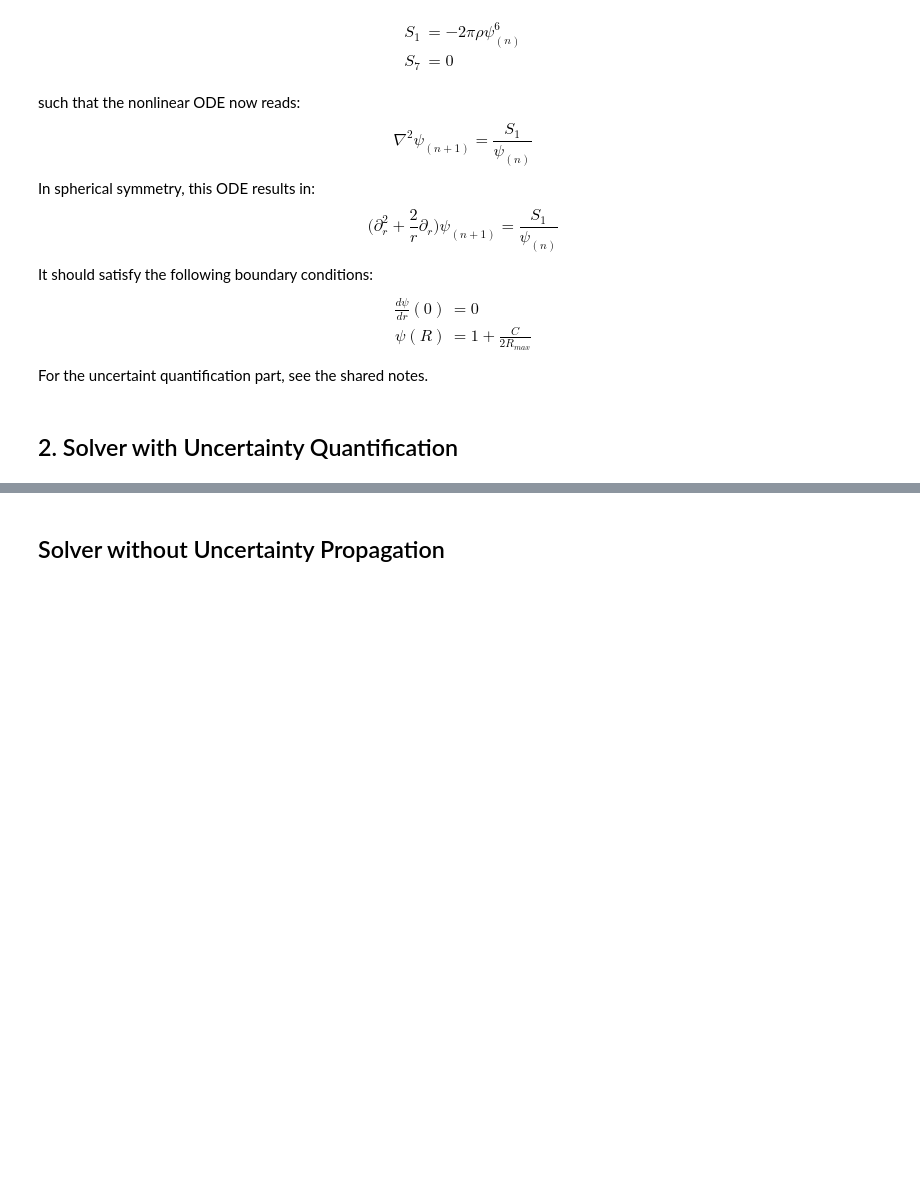
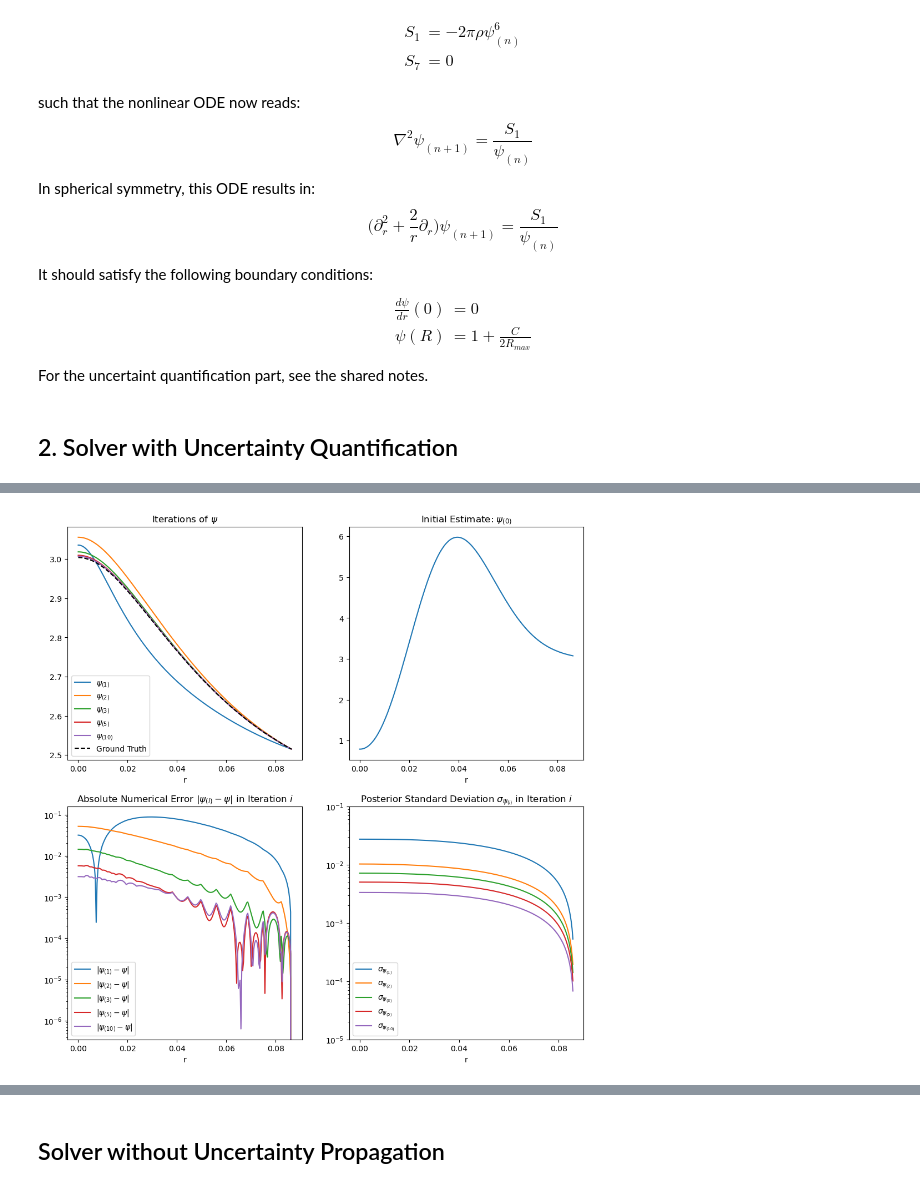
Before and after one commit to Poincare-code/henri, a Jupyter notebook: notebooks/validation-notebooks/Relevant/2_Non_Linear-Psi.ipynb, the cells around one changed output, grey strips where cells are left out. Saved outputs shown, nothing was run; the diff lists cells and outputs as text; code cells hidden in the pictures; blank space fills up the shorter version.

```diff
--- a/notebooks/validation-notebooks/Relevant/2_Non_Linear-Psi.ipynb
+++ b/notebooks/validation-notebooks/Relevant/2_Non_Linear-Psi.ipynb
@@ -249,0 +250,47 @@ ax[2].plot(R, solution_std);
+# %%
+fig, ax = plt.subplots(2, 2, figsize=(12,12))
+
+# Ground truth vs. Solution including standard deviation
+solution_std = np.sqrt(np.diag(solution_variance_primal))
+ax[0, 0].plot(R, psi_mean_storage[:,1] + boundary_value, label=r"$\psi_{(1)}$")
+ax[0, 0].plot(R, psi_mean_storage[:,2] + boundary_value, label=r"$\psi_{(2)}$")
+ax[0, 0].plot(R, psi_mean_storage[:,3] + boundary_value, label=r"$\psi_{(3)}$")
+ax[0, 0].plot(R, psi_mean_storage[:,5] + boundary_value, label=r"$\psi_{(5)}$")
+ax[0, 0].plot(R, psi_mean_storage[:,10] + boundary_value, label=r"$\psi_{(10)}$")
+ax[0, 0].plot(R, psi, color='black', ls='--', label="Ground Truth")
+ax[0, 0].legend(loc='lower left')
+ax[0, 0].set_title(r"Iterations of $\psi$")
+ax[0, 0].set_xlabel("r")
+
+# Initial estimate
+ax[0, 1].plot(R, np.abs(psi_mean_storage[:,0]), label=r"$\psi_{(0)}$")
+ax[0, 1].set_title(r"Initial Estimate: $\psi_{(0)}$")
+ax[0, 1].set_xlabel("r")
+
+# Absolute error
+ax[1, 0].plot(R, np.abs(psi_mean_storage[:,1] + boundary_value - psi), label=r"$|\psi_{(1)} - \psi|$")
+ax[1, 0].plot(R, np.abs(psi_mean_storage[:,2] + boundary_value - psi), label=r"$|\psi_{(2)} - \psi|$")
+ax[1, 0].plot(R, np.abs(psi_mean_storage[:,3] + boundary_value - psi), label=r"$|\psi_{(3)} - \psi|$")
+ax[1, 0].plot(R, np.abs(psi_mean_storage[:,5] + boundary_value - psi), label=r"$|\psi_{(5)} - \psi|$")
+ax[1, 0].plot(R, np.abs(psi_mean_storage[:,10] + boundary_value - psi), label=r"$|\psi_{(10)} - \psi|$")
+ax[1, 0].set_yscale('log')
+ax[1, 0].legend()
+ax[1, 0].set_title(r"Absolute Numerical Error $|\psi_{(i)} - \psi|$ in Iteration $i$")
+ax[1, 0].set_xlabel("r")
+
+# Standard deviation
+e = 2
+ax[1, 1].plot(R[:-e], np.sqrt(np.diag(psi_var_storage[:-e,:-e,1])), label=r"$\sigma_{\psi_{(1)}}$")
+ax[1, 1].plot(R[:-e], np.sqrt(np.diag(psi_var_storage[:-e,:-e,2])), label=r"$\sigma_{\psi_{(2)}}$")
+ax[1, 1].plot(R[:-e], np.sqrt(np.diag(psi_var_storage[:-e,:-e,3])), label=r"$\sigma_{\psi_{(3)}}$")
+ax[1, 1].plot(R[:-e], np.sqrt(np.diag(psi_var_storage[:-e,:-e,5])), label=r"$\sigma_{\psi_{(5)}}$")
+ax[1, 1].plot(R[:-e], np.sqrt(np.diag(psi_var_storage[:-e,:-e,10])), label=r"$\sigma_{\psi_{(10)}}$")
+ax[1, 1].set_yscale('log')
+ax[1, 1].set_ylim([10**(-5), 10**(-1)])
+ax[1, 1].legend();
+ax[1, 1].set_title(r"Posterior Standard Deviation $\sigma_{\psi_{(i)}}$ in Iteration $i$");
+ax[1, 1].set_xlabel("r")
+
+fig.savefig("Psi-solution-25.png", format="png", bbox_inches="tight")
+# %% [output]
+[figure, added]
```
Also changed, not shown: parts of 6 cells of this notebook, 15 other files.
